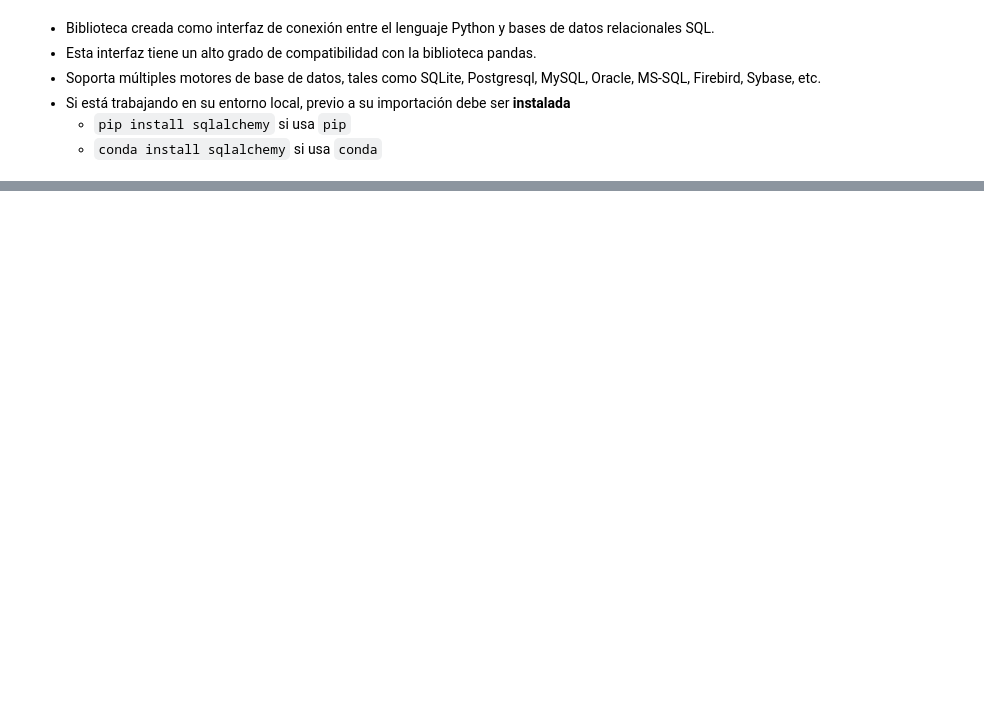
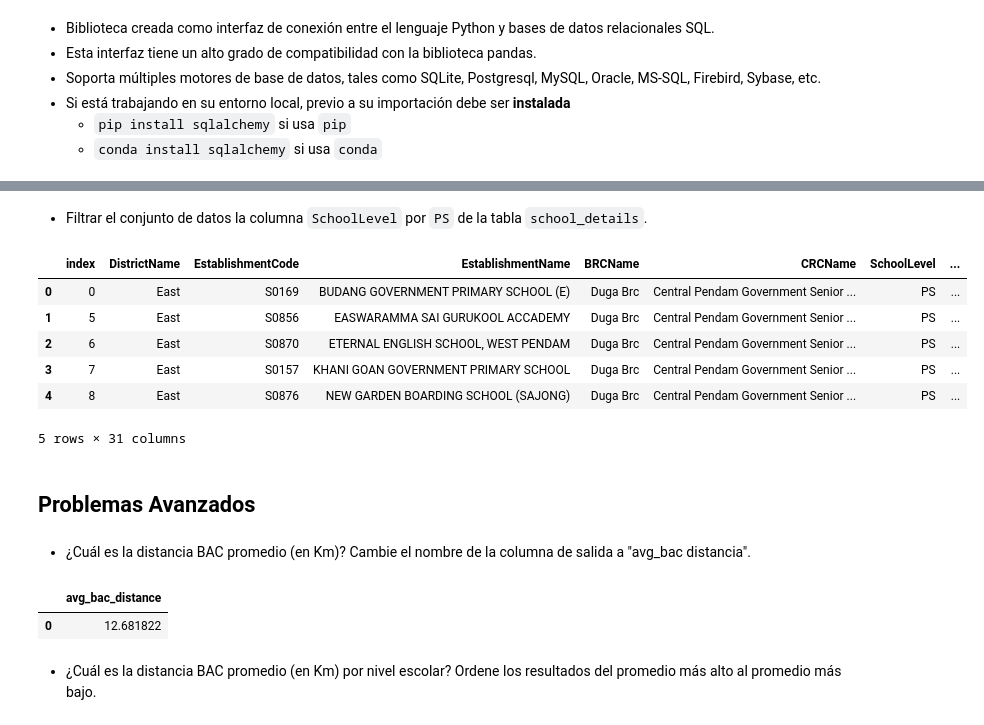
Before and after one commit to fralfaro/CodingDojo-Data-Course, a Jupyter notebook: docs/12-SQL/12-SQL.ipynb, the cells around one changed output, grey strips where cells are left out. Cells and saved outputs as stored; diff of their text form; code cells hidden in the pictures; blank space fills up the shorter version.

```diff
--- a/docs/12-SQL/12-SQL.ipynb
+++ b/docs/12-SQL/12-SQL.ipynb
@@ -66,0 +111,36 @@ for i in it:
+# %% [markdown]
+* Filtrar el conjunto de datos la columna `SchoolLevel` por `PS` de la tabla `school_details`.
+# %%
+query = '''
+SELECT * FROM school_details
+WHERE SchoolLevel = 'PS'
+'''
+df = pd.read_sql_query(query, engine)
+df.head()
+# %% [output]
+|  | index | DistrictName | EstablishmentCode | EstablishmentName | BRCName | CRCName | SchoolLevel | ... |
+| 0 | 0 | East | S0169 | BUDANG GOVERNMENT PRIMARY SCHOOL (E) | Duga Brc | Central Pendam Government Senior ... | PS | ... |
+| 1 | 5 | East | S0856 | EASWARAMMA SAI GURUKOOL ACCADEMY | Duga Brc | Central Pendam Government Senior ... | PS | ... |
+| 2 | 6 | East | S0870 | ETERNAL ENGLISH SCHOOL, WEST PENDAM | Duga Brc | Central Pendam Government Senior ... | PS | ... |
+| 3 | 7 | East | S0157 | KHANI GOAN GOVERNMENT PRIMARY SCHOOL | Duga Brc | Central Pendam Government Senior ... | PS | ... |
+| 4 | 8 | East | S0876 | NEW GARDEN BOARDING SCHOOL (SAJONG) | Duga Brc | Central Pendam Government Senior ... | PS | ... |
+5 rows × 31 columns
+# %% [markdown]
+## Problemas Avanzados
+# %% [markdown]
+* ¿Cuál es la distancia BAC promedio (en Km)? Cambie el nombre de la columna de salida a "avg_bac distancia".
+# %%
+# Write your SQL query in this string
+sql = """
+SELECT AVG("BACDistance (in Km)") AS avg_bac_distance
+FROM school_details
+"""
+
+# Read the sql query into pandas to view the results
+df = pd.read_sql_query(sql, engine)
+df.head()
+# %% [output]
+|  | avg_bac_distance |
+| 0 | 12.681822 |
+# %% [markdown]
+* ¿Cuál es la distancia BAC promedio (en Km) por nivel escolar? Ordene los resultados del promedio más alto al promedio más bajo.
```
Also changed, not shown: parts of 24 cells of this notebook, 5 other files.
